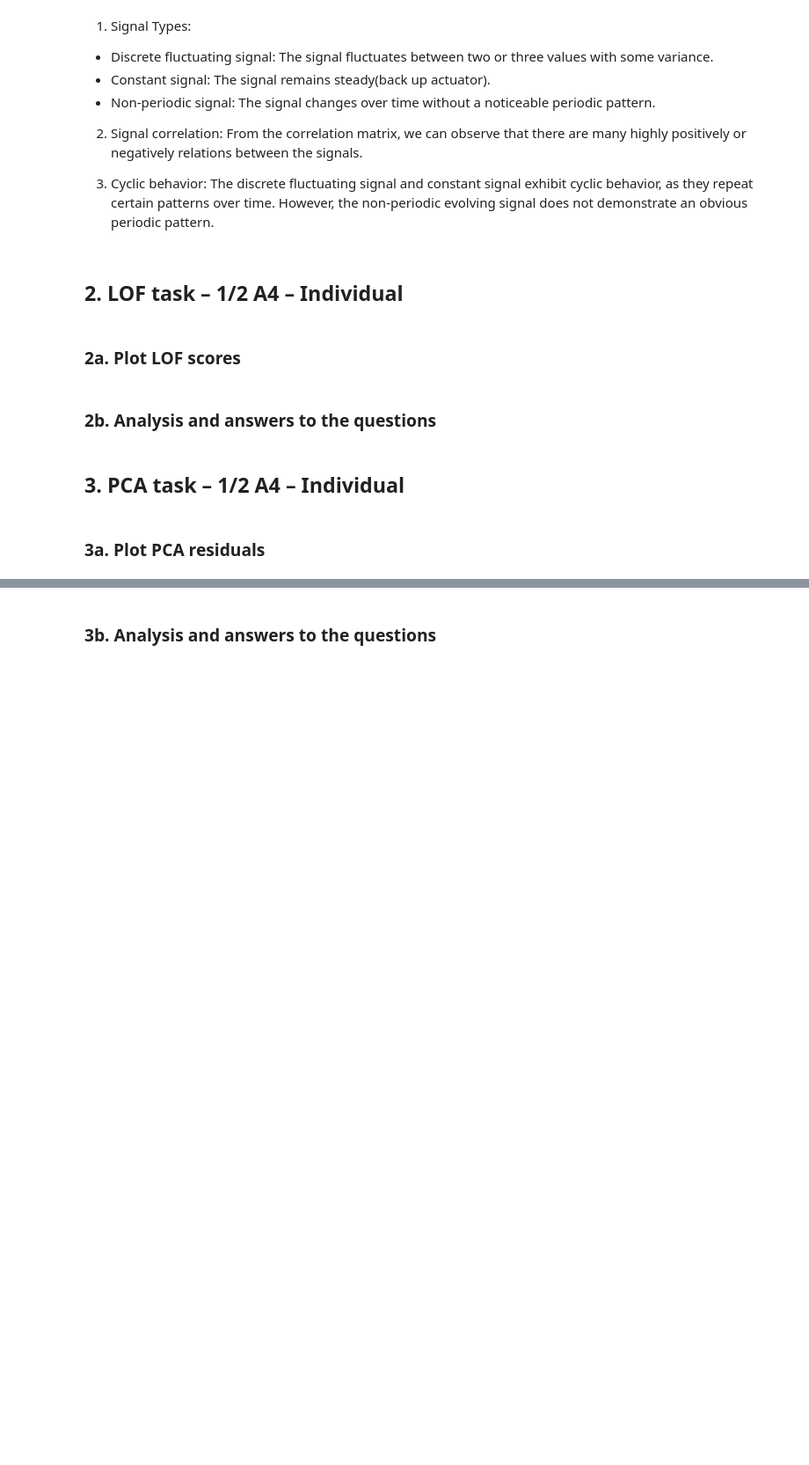
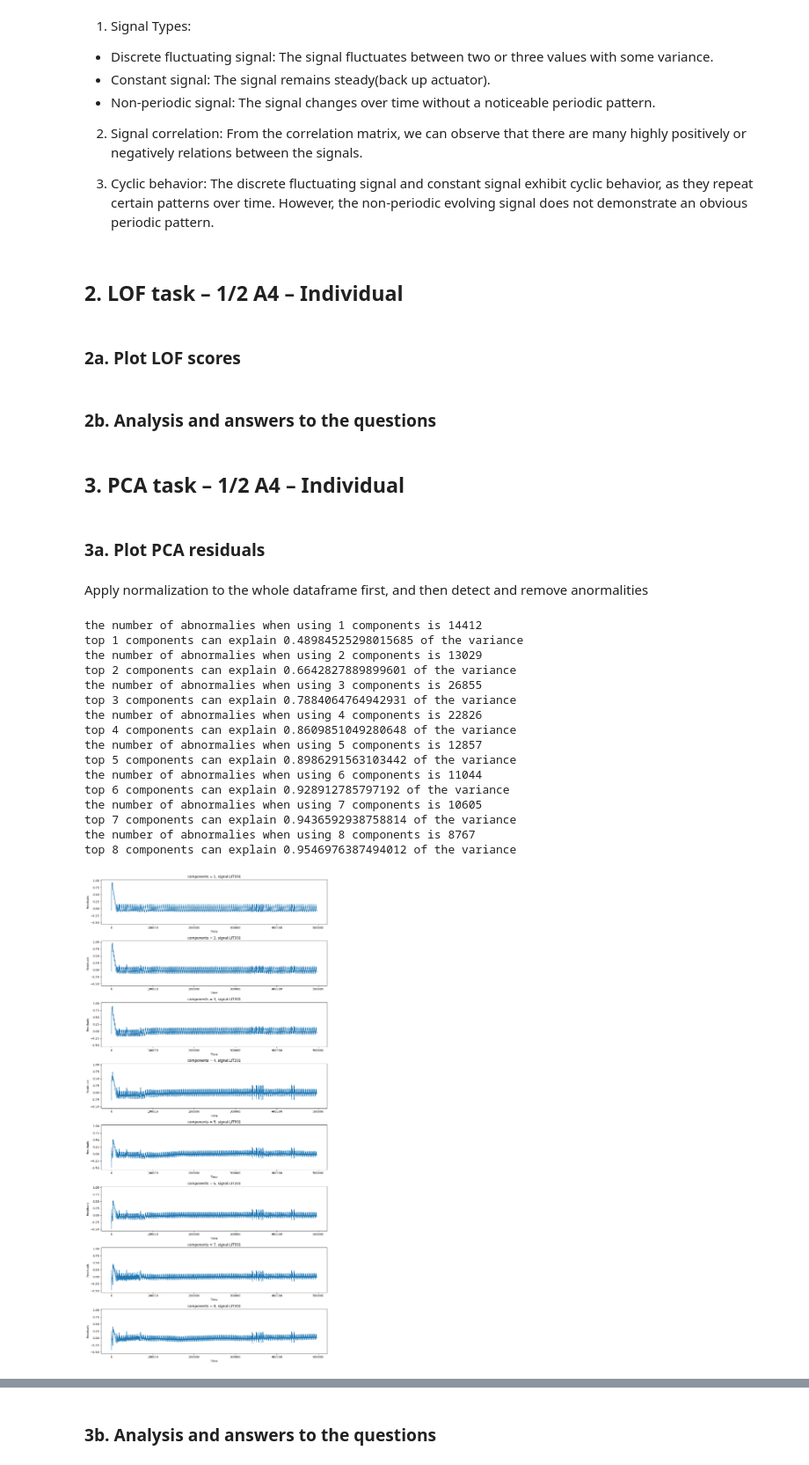
Before and after one commit to BigLob/CDA, a Jupyter notebook: Lab2.ipynb, the cells around one changed output, grey strips where cells are left out. Shown at 88% size. Drawn from its saved outputs; the diff is of its cells as text; code cells hidden in the pictures; blank space fills up the shorter version.

```diff
--- a/Lab2.ipynb
+++ b/Lab2.ipynb
@@ -89,9 +109,10 @@ plt.show()
 # %%
 # Compute correlation matrix
-correlation_matrix = train_df.iloc[:, 2:].corr()
+# correlation_matrix = train_df.iloc[:, 2:].corr()
+correlation_matrix = val_df.iloc[:, 2:].corr()
 
 # Set a threshold for correlation values (adjust as needed)
-threshold = 0.9  # You can change this value to suit your needs
+threshold = 0.4  # You can change this value to suit your needs
 
 # Find highly positively correlated pairs
 highly_pos_correlated_pairs = []
@@ -181,3 +195,60 @@ plt.show()
 ## 3. PCA task – 1/2 A4 – Individual
 # %% [markdown]
 ### 3a. Plot PCA residuals
+# %% [markdown]
+Apply normalization to the whole dataframe first, and then detect and remove anormalities
+# %%
+# Normalize the DataFrame
+train_features = train_df.drop(['Label','Id','Timestamp'], axis = 1)
+scaler = MinMaxScaler()
+normalized_train = scaler.fit_transform(train_features)
+normalized_train = pd.DataFrame(normalized_train, columns=train_features.columns)
+
+# select a signal and the threshold for resiudals
+signal = 'LIT301'
+threshold = 0.135
+
+# choose the best number of components
+num_components = [1,2,3,4,5,6,7,8]
+
+fig, axes = plt.subplots(len(num_components), 1, figsize=(12, 24), sharey=True)
+
+for i, num in enumerate(num_components):
+    pca = PCA(n_components=num, random_state=2)
+    df_pca = pd.DataFrame(pca.fit_transform(normalized_train), index=train_features.index)
+    df_restored = pd.DataFrame(pca.inverse_transform(df_pca), index=df_pca.index, columns=train_features.columns)
+
+#     univariate data points
+    residuals = df_restored[signal] - normalized_train[signal]
+#     multivariate data points
+#     residuals = np.sqrt(np.sum((df_restored - normalized_df)**2, axis=1))
+
+    axes[i].plot(range(len(residuals)), residuals)
+    axes[i].set_xlabel('Time')
+    axes[i].set_ylabel('Residuals')
+    axes[i].set_title("components = {}, signal:{}".format(num,signal))
+
+    count = len(residuals[abs(residuals) >= threshold])
+    print("the number of abnormalies when using {} components is {}".format(num,count))
+    print("top {} components can explain {} of the variance".format(len(pca.explained_variance_ratio_),sum(pca.explained_variance_ratio_)))
+
+plt.tight_layout()
+plt.show()
+# %% [output]
+the number of abnormalies when using 1 components is 14412
+top 1 components can explain 0.48984525298015685 of the variance
+the number of abnormalies when using 2 components is 13029
+top 2 components can explain 0.6642827889899601 of the variance
+the number of abnormalies when using 3 components is 26855
+top 3 components can explain 0.7884064764942931 of the variance
+the number of abnormalies when using 4 components is 22826
+top 4 components can explain 0.8609851049280648 of the variance
+the number of abnormalies when using 5 components is 12857
+top 5 components can explain 0.8986291563103442 of the variance
+the number of abnormalies when using 6 components is 11044
+top 6 components can explain 0.928912785797192 of the variance
+the number of abnormalies when using 7 components is 10605
+top 7 components can explain 0.9436592938758814 of the variance
+the number of abnormalies when using 8 components is 8767
+top 8 components can explain 0.9546976387494012 of the variance
+[figure, added]
```
Also changed, not shown: parts of 28 cells of this notebook.
